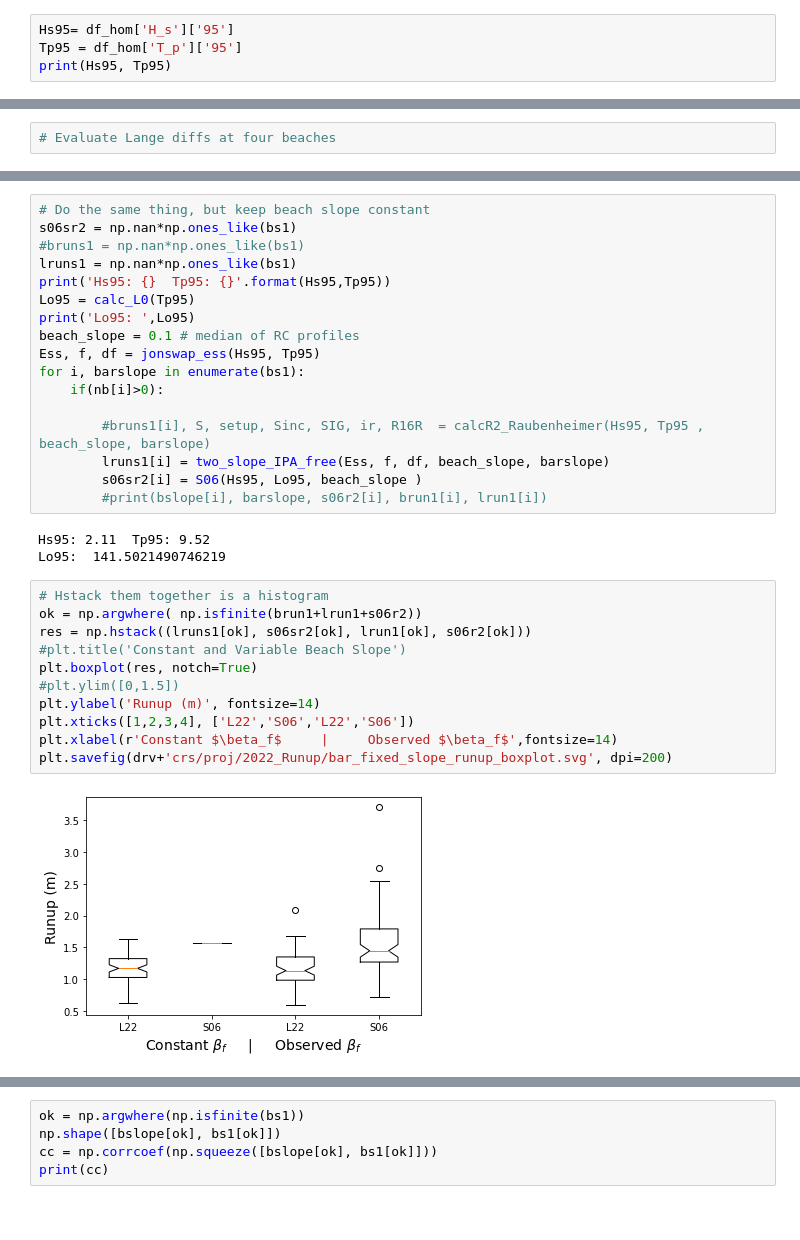
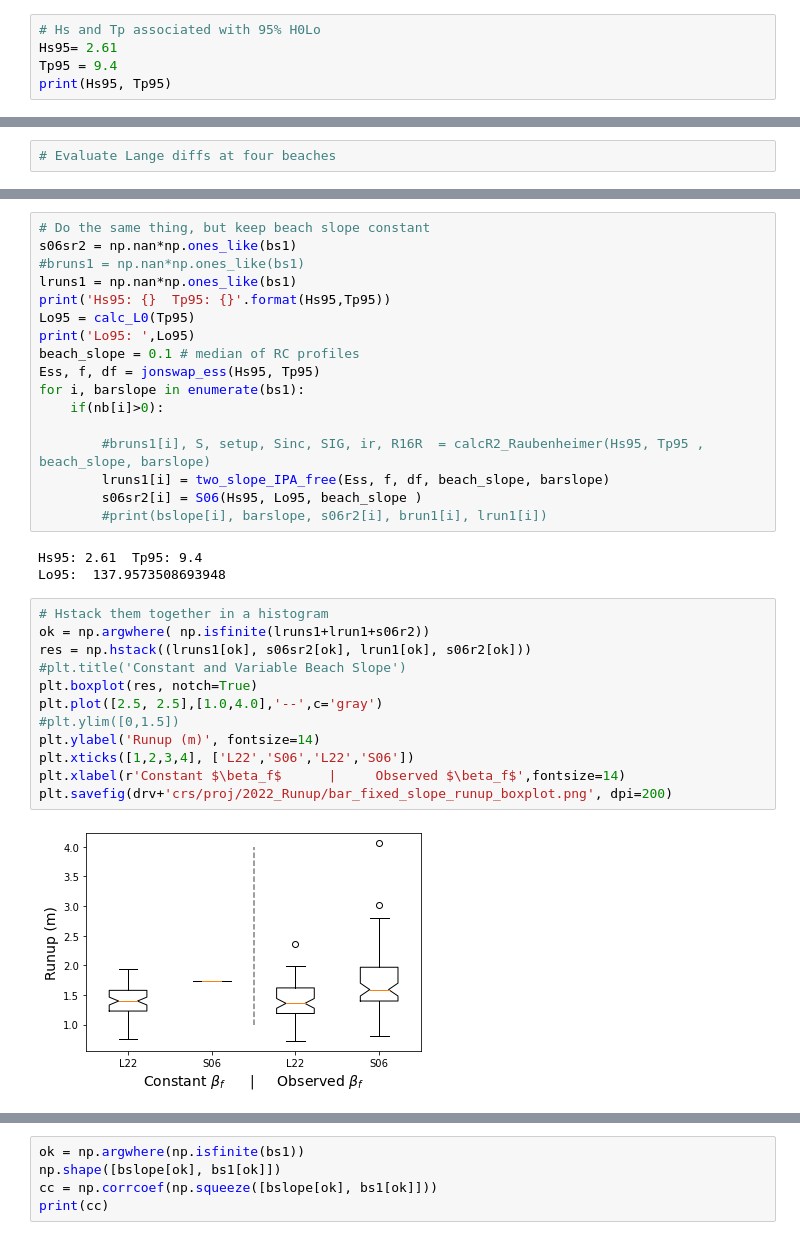
Before and after one commit to csherwood-usgs/runup, a Jupyter notebook: cc_profile_plots.ipynb, the cells around one changed output, grey strips where cells are left out. Saved outputs shown, nothing was run; the diff lists cells and outputs as text.

```diff
--- a/cc_profile_plots.ipynb
+++ b/cc_profile_plots.ipynb
@@ -35,5 +25,6 @@ df_hom
 # %%
-Hs95= df_hom['H_s']['95']
-Tp95 = df_hom['T_p']['95']
+# Hs and Tp associated with 95% H0Lo
+Hs95= 2.61
+Tp95 = 9.4
 print(Hs95, Tp95)
 # %% [output]
@@ -180,18 +171,19 @@ for i, barslope in enumerate(bs1):
         s06sr2[i] = S06(Hs95, Lo95, beach_slope )
         #print(bslope[i], barslope, s06r2[i], brun1[i], lrun1[i])
 # %% [output]
-Hs95: 2.11  Tp95: 9.52
-Lo95:  141.5021490746219
+Hs95: 2.61  Tp95: 9.4
+Lo95:  137.9573508693948
 # %%
-# Hstack them together is a histogram
-ok = np.argwhere( np.isfinite(brun1+lrun1+s06r2))
+# Hstack them together in a histogram
+ok = np.argwhere( np.isfinite(lruns1+lrun1+s06r2))
 res = np.hstack((lruns1[ok], s06sr2[ok], lrun1[ok], s06r2[ok]))
 #plt.title('Constant and Variable Beach Slope')
 plt.boxplot(res, notch=True)
+plt.plot([2.5, 2.5],[1.0,4.0],'--',c='gray')
 #plt.ylim([0,1.5])
 plt.ylabel('Runup (m)', fontsize=14)
 plt.xticks([1,2,3,4], ['L22','S06','L22','S06'])
-plt.xlabel(r'Constant $\beta_f$     |     Observed $\beta_f$',fontsize=14)
-plt.savefig(drv+'crs/proj/2022_Runup/bar_fixed_slope_runup_boxplot.svg', dpi=200)
+plt.xlabel(r'Constant $\beta_f$      |     Observed $\beta_f$',fontsize=14)
+plt.savefig(drv+'crs/proj/2022_Runup/bar_fixed_slope_runup_boxplot.png', dpi=200)
 # %% [output]
-[figure, old version]
+[figure, new version]
```
Also changed, not shown: parts of 5 cells of this notebook, 3 other files.
